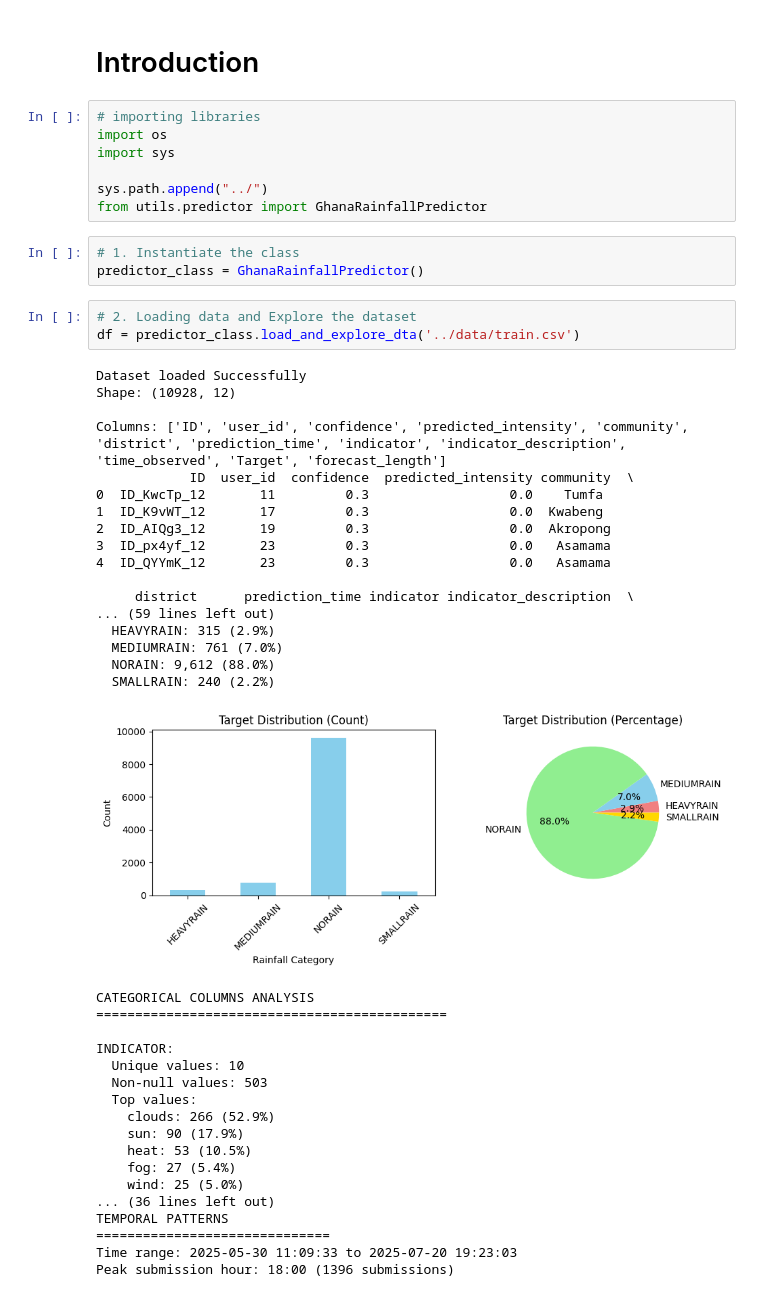
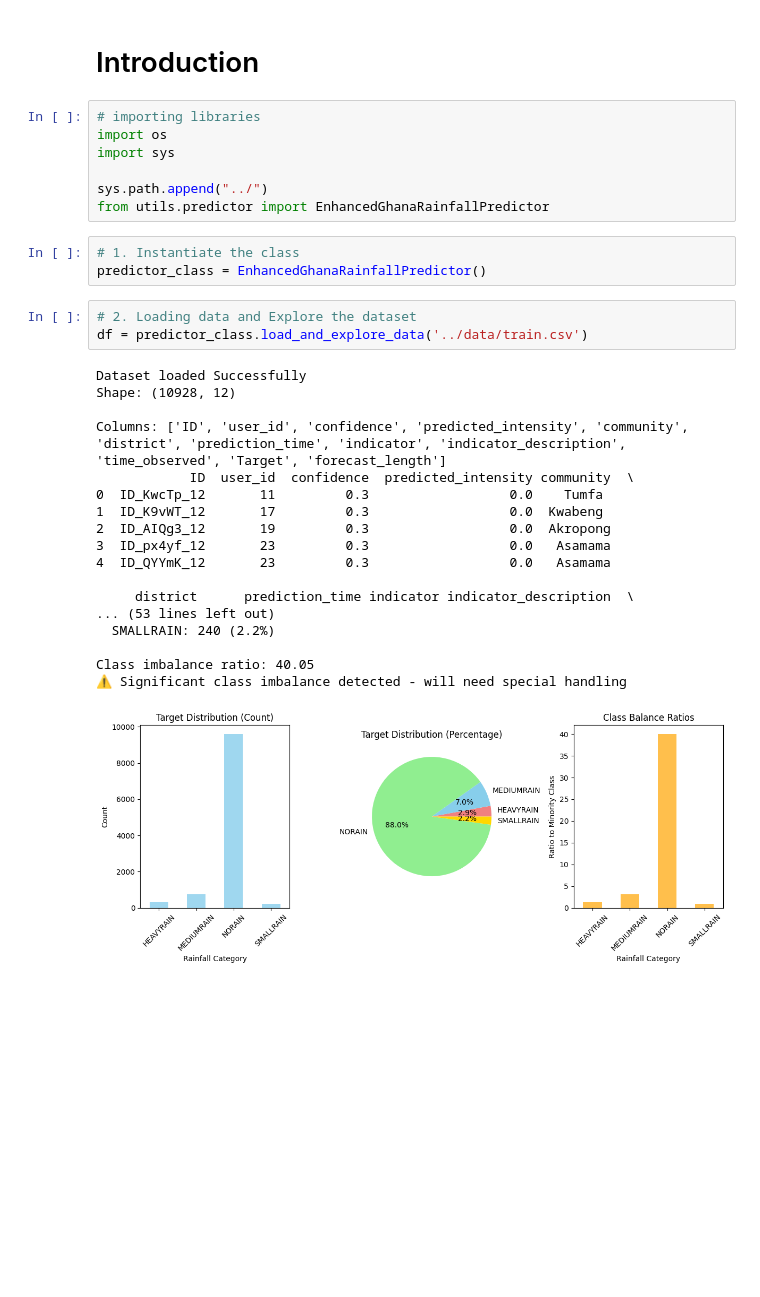
Before and after one commit to Queenzy-Ongeye/GhanaRainfallPredictor, a Jupyter notebook: src/notebooks/01_preprocess_data.ipynb, the cells around one changed output. Drawn from its saved outputs; the diff is of its cells as text; blank space fills up the shorter version.

```diff
--- a/src/notebooks/01_preprocess_data.ipynb
+++ b/src/notebooks/01_preprocess_data.ipynb
@@ -6,46 +6,29 @@ import os
 import sys
 
 sys.path.append("../")
-from utils.predictor import GhanaRainfallPredictor
+from utils.predictor import EnhancedGhanaRainfallPredictor
 # %%
 # 1. Instantiate the class
-predictor_class = GhanaRainfallPredictor()
+predictor_class = EnhancedGhanaRainfallPredictor()
 # %%
 # 2. Loading data and Explore the dataset
-df = predictor_class.load_and_explore_dta('../data/train.csv')
+df = predictor_class.load_and_explore_data('../data/train.csv')
 # %% [output]
 Dataset loaded Successfully
 Shape: (10928, 12)
 
 Columns: ['ID', 'user_id', 'confidence', 'predicted_intensity', 'community', 'district', 'prediction_time', 'indicator', 'indicator_description', 'time_observed', 'Target', 'forecast_length']
             ID  user_id  confidence  predicted_intensity community  \
 0  ID_KwcTp_12       11         0.3                  0.0    Tumfa
 1  ID_K9vWT_12       17         0.3                  0.0  Kwabeng
 2  ID_AIQg3_12       19         0.3                  0.0  Akropong
 3  ID_px4yf_12       23         0.3                  0.0   Asamama
 4  ID_QYYmK_12       23         0.3                  0.0   Asamama
 
      district      prediction_time indicator indicator_description  \
-... (59 lines left out)
-  HEAVYRAIN: 315 (2.9%)
-  MEDIUMRAIN: 761 (7.0%)
-  NORAIN: 9,612 (88.0%)
+... (53 lines left out)
   SMALLRAIN: 240 (2.2%)
+
+Class imbalance ratio: 40.05
+⚠️ Significant class imbalance detected - will need special handling
-[figure, old version]
+[figure, new version]
-CATEGORICAL COLUMNS ANALYSIS
-=============================================
-
-INDICATOR:
-  Unique values: 10
-  Non-null values: 503
-  Top values:
-    clouds: 266 (52.9%)
-    sun: 90 (17.9%)
-    heat: 53 (10.5%)
-    fog: 27 (5.4%)
-    wind: 25 (5.0%)
-... (36 lines left out)
-TEMPORAL PATTERNS
-==============================
-Time range: 2025-05-30 11:09:33 to 2025-07-20 19:23:03
-Peak submission hour: 18:00 (1396 submissions)
```
Also changed, not shown: parts of 18 cells of this notebook, 7 other files.
